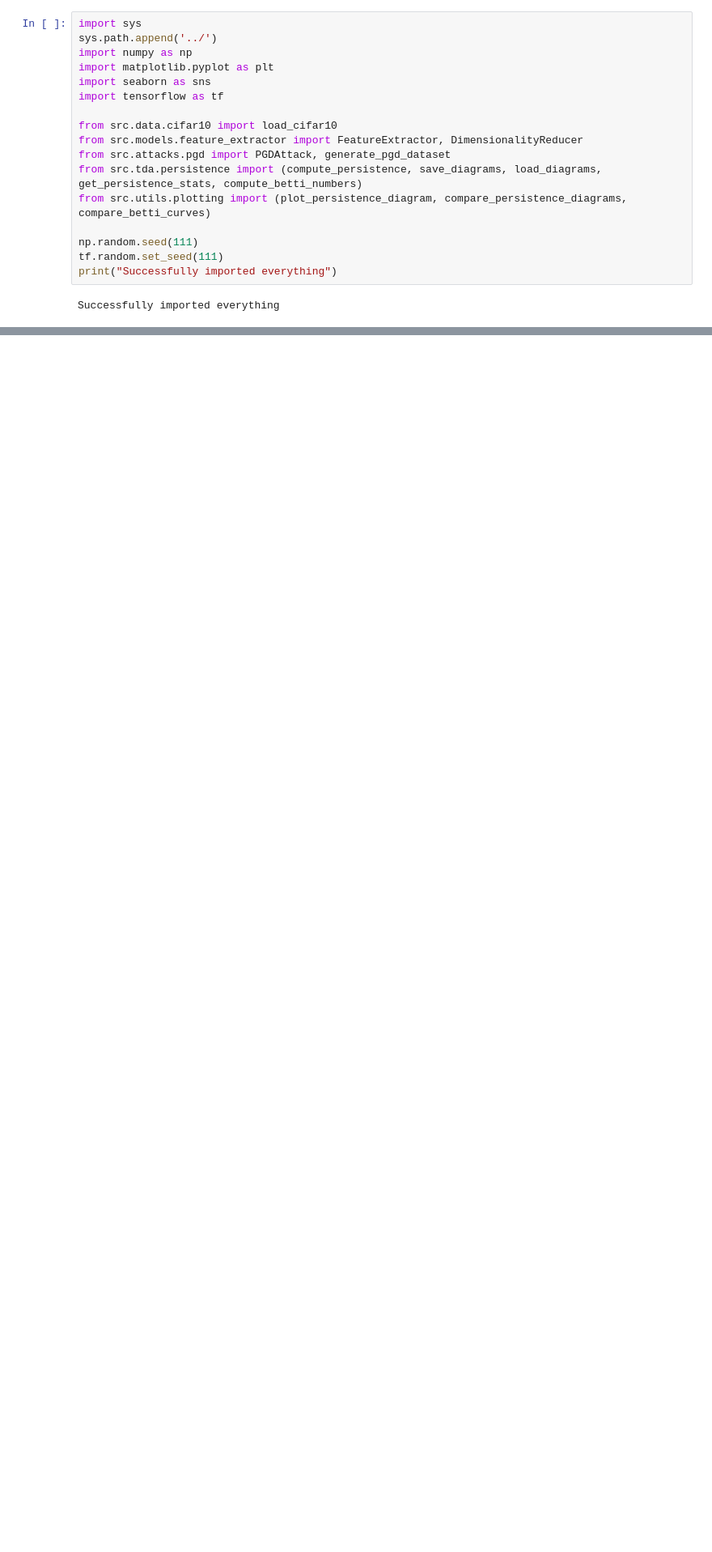
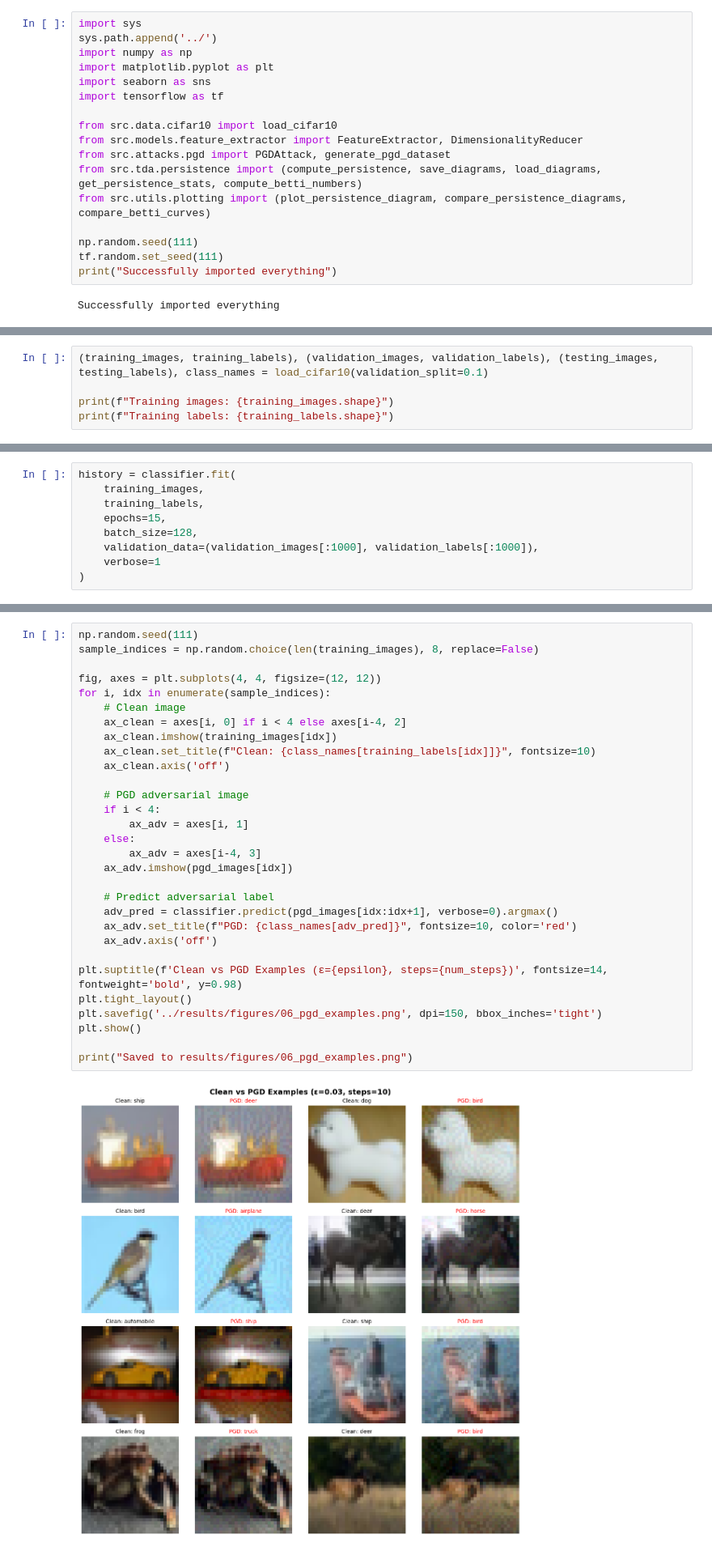
Before and after one commit to ShawarmaOnGit/tda-adversarial-detection, a Jupyter notebook: notebooks/06_pgd_topology.ipynb, the cells around one changed output, grey strips where cells are left out. Shown: that part at 81% size. Cells and saved outputs as stored; diff of their text form; blank space fills up the shorter version.

```diff
--- a/notebooks/06_pgd_topology.ipynb
+++ b/notebooks/06_pgd_topology.ipynb
@@ -45,0 +50,5 @@ Successfully imported everything
+# %%
+(training_images, training_labels), (validation_images, validation_labels), (testing_images, testing_labels), class_names = load_cifar10(validation_split=0.1)
+
+print(f"Training images: {training_images.shape}")
+print(f"Training labels: {training_labels.shape}")
@@ -45,0 +117,9 @@ Successfully imported everything
+# %%
+history = classifier.fit(
+    training_images,
+    training_labels,
+    epochs=15,
+    batch_size=128,
+    validation_data=(validation_images[:1000], validation_labels[:1000]),
+    verbose=1
+)
@@ -45,0 +207,32 @@ Successfully imported everything
+# %%
+np.random.seed(111)
+sample_indices = np.random.choice(len(training_images), 8, replace=False)
+
+fig, axes = plt.subplots(4, 4, figsize=(12, 12))
+for i, idx in enumerate(sample_indices):
+    # Clean image
+    ax_clean = axes[i, 0] if i < 4 else axes[i-4, 2]
+    ax_clean.imshow(training_images[idx])
+    ax_clean.set_title(f"Clean: {class_names[training_labels[idx]]}", fontsize=10)
+    ax_clean.axis('off')
+
+    # PGD adversarial image
+    if i < 4:
+        ax_adv = axes[i, 1]
+    else:
+        ax_adv = axes[i-4, 3]
+    ax_adv.imshow(pgd_images[idx])
+
+    # Predict adversarial label
+    adv_pred = classifier.predict(pgd_images[idx:idx+1], verbose=0).argmax()
+    ax_adv.set_title(f"PGD: {class_names[adv_pred]}", fontsize=10, color='red')
+    ax_adv.axis('off')
+
+plt.suptitle(f'Clean vs PGD Examples (ε={epsilon}, steps={num_steps})', fontsize=14, fontweight='bold', y=0.98)
+plt.tight_layout()
+plt.savefig('../results/figures/06_pgd_examples.png', dpi=150, bbox_inches='tight')
+plt.show()
+
+print("Saved to results/figures/06_pgd_examples.png")
+# %% [output]
+[figure, added]
```
Also changed, not shown: parts of 37 cells of this notebook, 5 other files.
